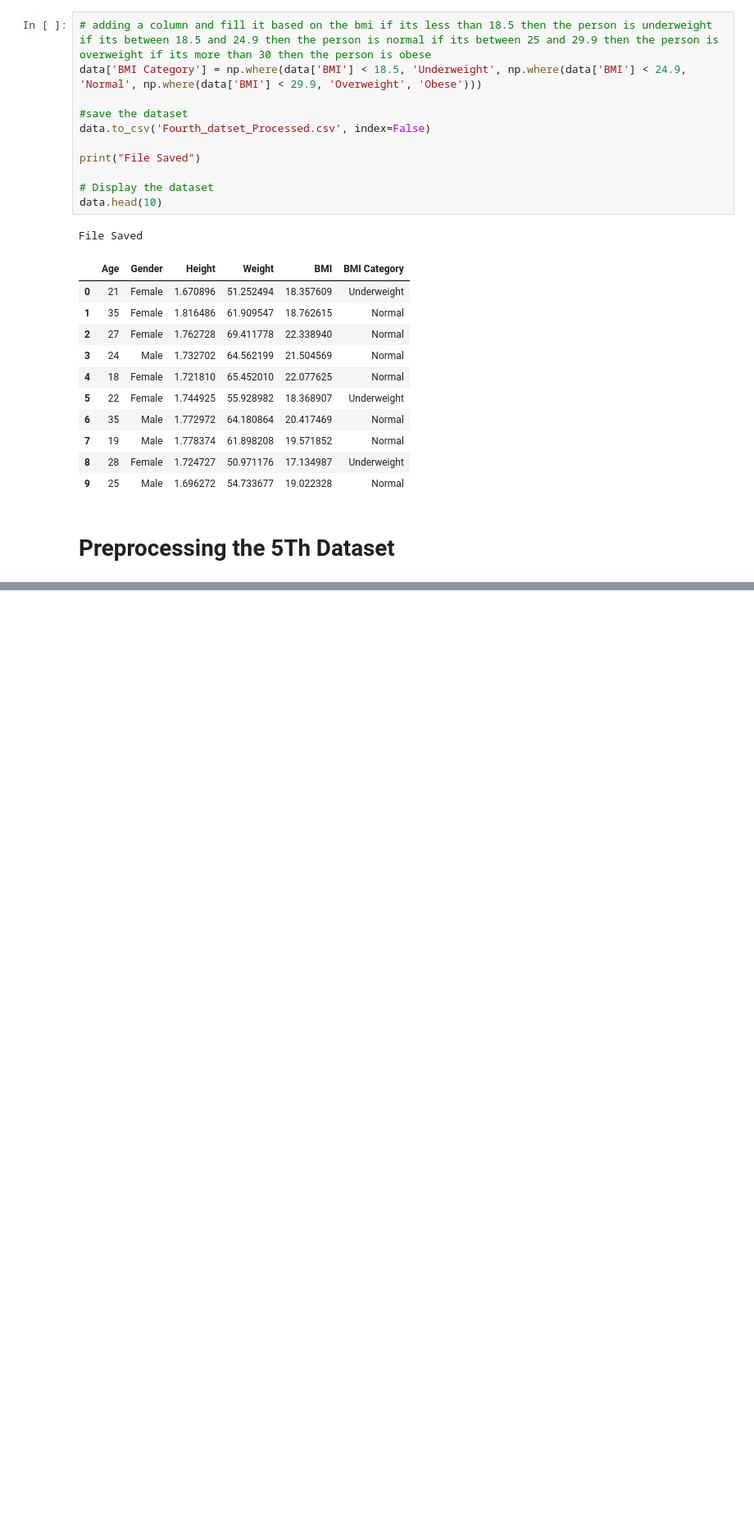
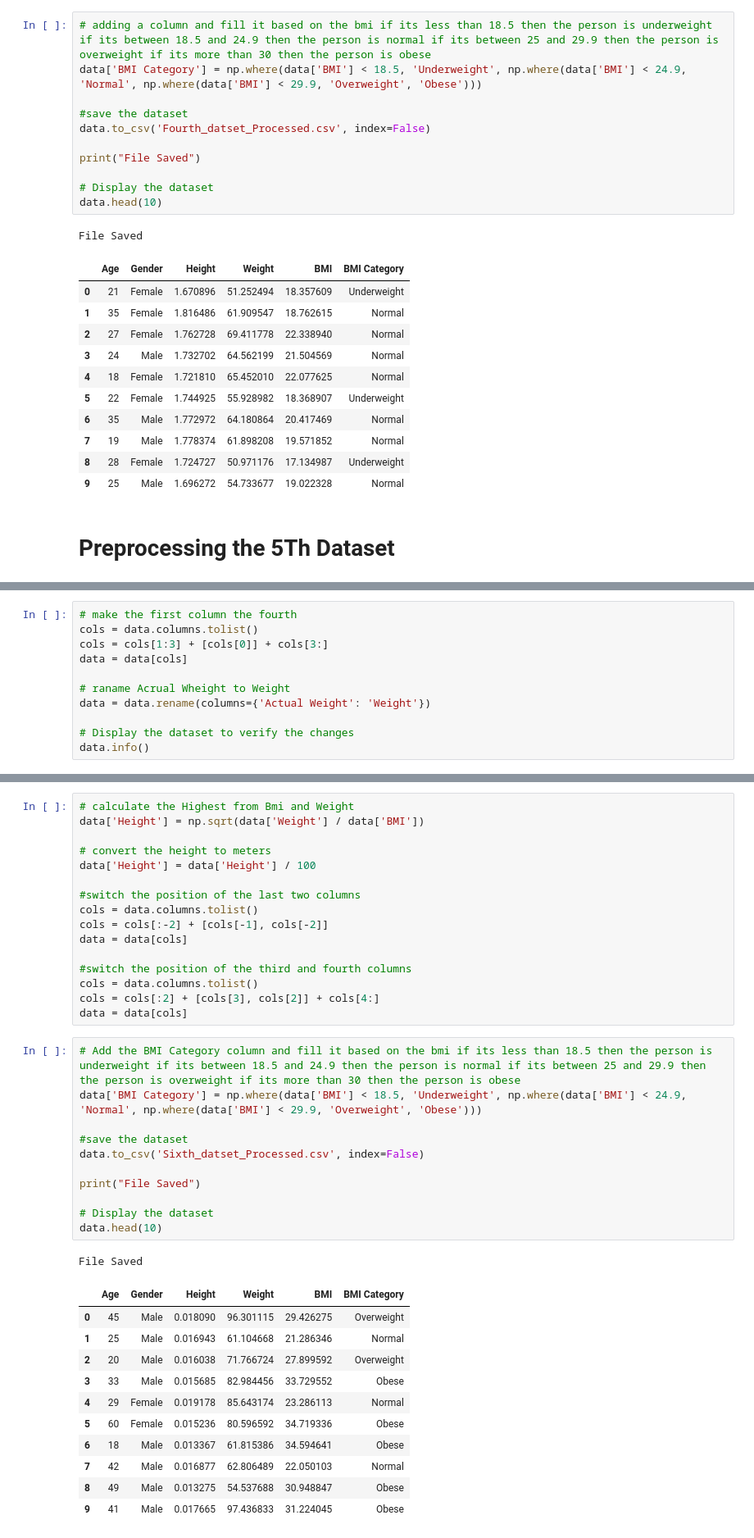
Before and after one commit to AhmedEl-Hares/Dss-Project, a Jupyter notebook: project.ipynb, the cells around one changed output, grey strips where cells are left out. Shown: that part at 82% size. Cells and saved outputs as stored; diff of their text form; blank space fills up the shorter version.

```diff
--- a/project.ipynb
+++ b/project.ipynb
@@ -348,0 +474,11 @@ File Saved
+# %%
+# make the first column the fourth
+cols = data.columns.tolist()
+cols = cols[1:3] + [cols[0]] + cols[3:]
+data = data[cols]
+
+# raname Acrual Wheight to Weight
+data = data.rename(columns={'Actual Weight': 'Weight'})
+
+# Display the dataset to verify the changes
+data.info()
@@ -349 +497,41 @@ File Saved
+# %%
+# calculate the Highest from Bmi and Weight
+data['Height'] = np.sqrt(data['Weight'] / data['BMI'])
+
+# convert the height to meters
+data['Height'] = data['Height'] / 100
+
+#switch the position of the last two columns
+cols = data.columns.tolist()
+cols = cols[:-2] + [cols[-1], cols[-2]]
+data = data[cols]
+
+#switch the position of the third and fourth columns
+cols = data.columns.tolist()
+cols = cols[:2] + [cols[3], cols[2]] + cols[4:]
+data = data[cols]
+# %%
+# Add the BMI Category column and fill it based on the bmi if its less than 18.5 then the person is underweight if its between 18.5 and 24.9 then the person is normal if its between 25 and 29.9 then the person is overweight if its more than 30 then the person is obese
+data['BMI Category'] = np.where(data['BMI'] < 18.5, 'Underweight', np.where(data['BMI'] < 24.9, 'Normal', np.where(data['BMI'] < 29.9, 'Overweight', 'Obese')))
+
+#save the dataset
+data.to_csv('Sixth_datset_Processed.csv', index=False)
+
+print("File Saved")
+
+# Display the dataset
+data.head(10)
+# %% [output]
+File Saved
+|  | Age | Gender | Height | Weight | BMI | BMI Category |
+| 0 | 45 | Male | 0.018090 | 96.301115 | 29.426275 | Overweight |
+| 1 | 25 | Male | 0.016943 | 61.104668 | 21.286346 | Normal |
+| 2 | 20 | Male | 0.016038 | 71.766724 | 27.899592 | Overweight |
+| 3 | 33 | Male | 0.015685 | 82.984456 | 33.729552 | Obese |
+| 4 | 29 | Female | 0.019178 | 85.643174 | 23.286113 | Normal |
+| 5 | 60 | Female | 0.015236 | 80.596592 | 34.719336 | Obese |
+| 6 | 18 | Male | 0.013367 | 61.815386 | 34.594641 | Obese |
+| 7 | 42 | Male | 0.016877 | 62.806489 | 22.050103 | Normal |
+| 8 | 49 | Male | 0.013275 | 54.537688 | 30.948847 | Obese |
+| 9 | 41 | Male | 0.017665 | 97.436833 | 31.224045 | Obese |
 # %% [markdown]
```
Also changed, not shown: parts of 16 cells of this notebook, 7 other files.
